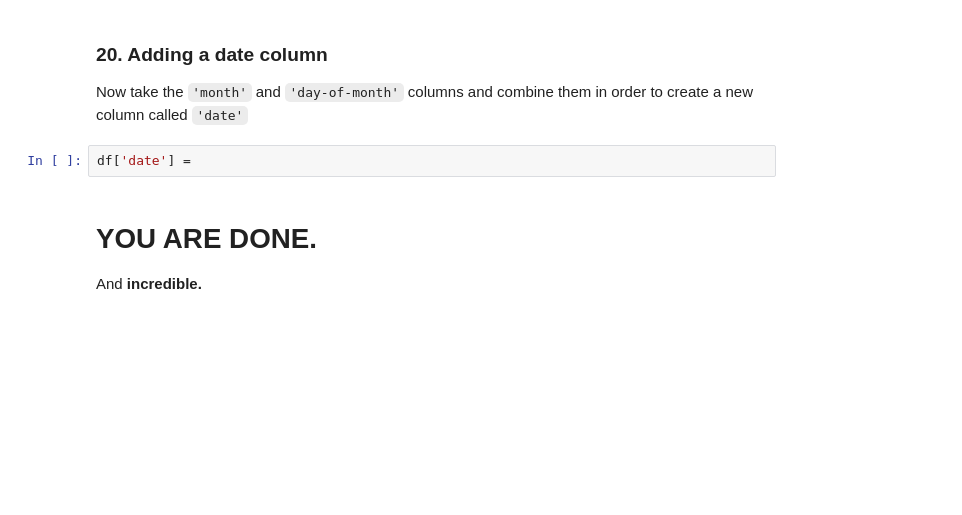
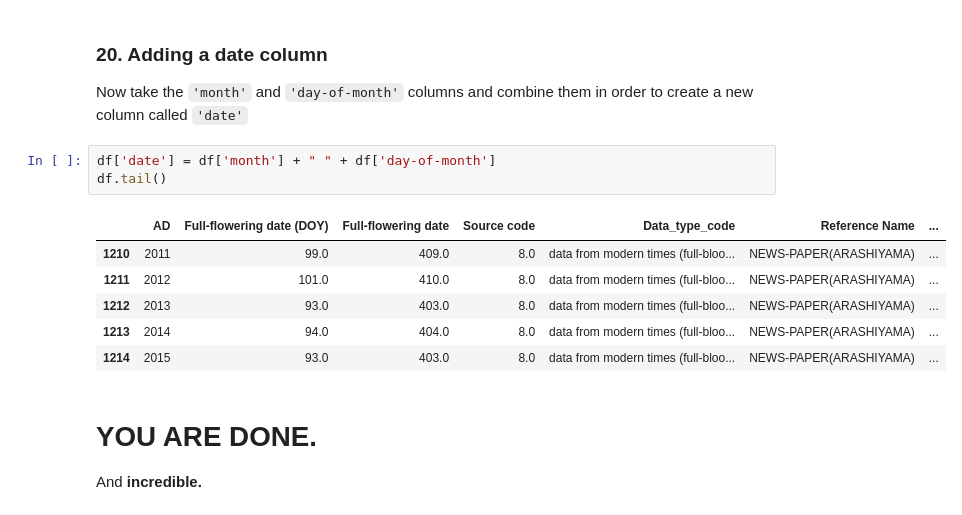
Before and after one commit to Humera97/lodhi_homework7, a Jupyter notebook: cherry-blossoms/Cherry Blossoms.ipynb, the cells around one changed output. Drawn from its saved outputs; the diff is of its cells as text; blank space fills up the shorter version.

```diff
--- a/cherry-blossoms/Cherry Blossoms.ipynb
+++ b/cherry-blossoms/Cherry Blossoms.ipynb
@@ -398,8 +398,16 @@ df.head()
 ### 20. Adding a date column
 
 Now take the `'month'` and `'day-of-month'` columns and combine them in order to create a new column called `'date'`
-# %%
-df['date'] =
+# %%
+df['date'] = df['month'] + " " + df['day-of-month']
+df.tail()
+# %% [output]
+|  | AD | Full-flowering date (DOY) | Full-flowering date | Source code | Data_type_code | Reference Name | ... |
+| 1210 | 2011 | 99.0 | 409.0 | 8.0 | data from modern times (full-bloo... | NEWS-PAPER(ARASHIYAMA) | ... |
+| 1211 | 2012 | 101.0 | 410.0 | 8.0 | data from modern times (full-bloo... | NEWS-PAPER(ARASHIYAMA) | ... |
+| 1212 | 2013 | 93.0 | 403.0 | 8.0 | data from modern times (full-bloo... | NEWS-PAPER(ARASHIYAMA) | ... |
+| 1213 | 2014 | 94.0 | 404.0 | 8.0 | data from modern times (full-bloo... | NEWS-PAPER(ARASHIYAMA) | ... |
+| 1214 | 2015 | 93.0 | 403.0 | 8.0 | data from modern times (full-bloo... | NEWS-PAPER(ARASHIYAMA) | ... |
 # %% [markdown]
 # YOU ARE DONE.
 
```
